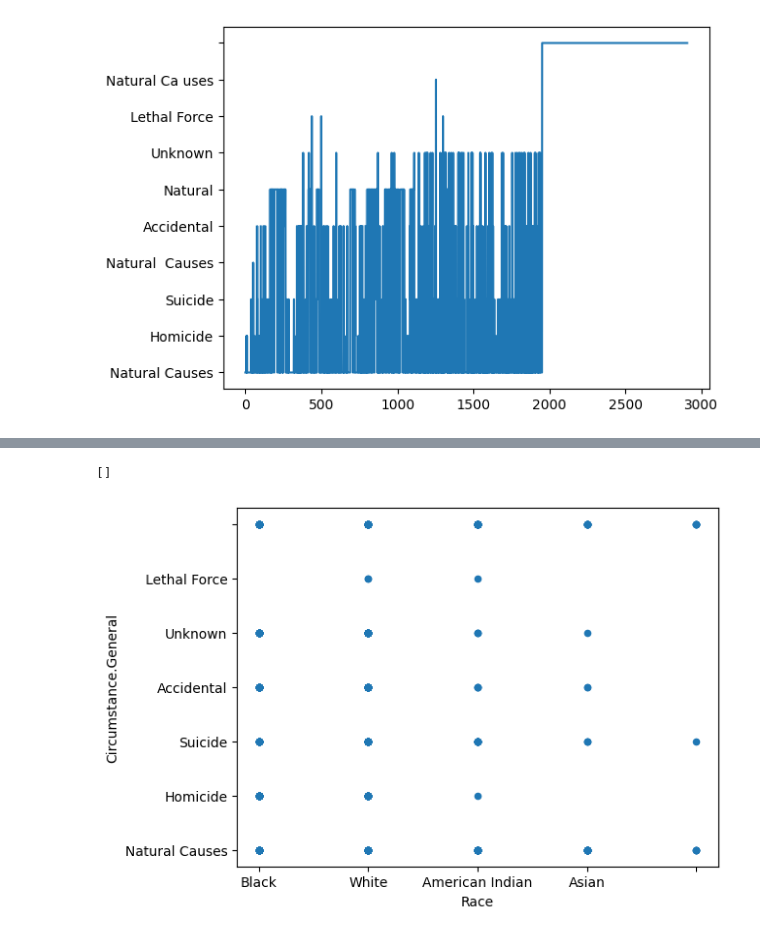
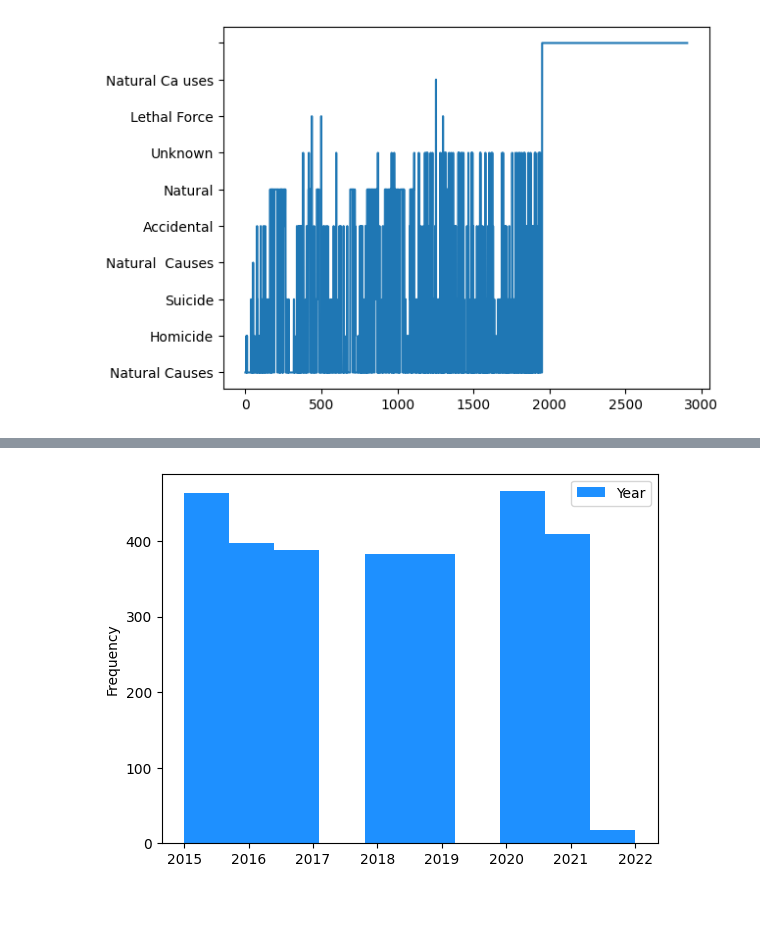
Before and after one commit to ahvblackwelltech/Mortality-in-the-Correctional-System, a Jupyter notebook: Mortality_in_the_Correctional_System.ipynb, the cells around one changed output, grey strips where cells are left out. Cells and saved outputs as stored; diff of their text form; code cells hidden in the pictures; blank space fills up the shorter version.

```diff
--- a/Mortality_in_the_Correctional_System.ipynb
+++ b/Mortality_in_the_Correctional_System.ipynb
@@ -158,6 +157,5 @@ plt.show()
-# %%
-correctional4.plot(x='Race', y='Circumstance.General', kind='scatter')
-plt.plot()
-# %% [output]
-[]
-[figure, removed]
+# %%
+correctional4.plot(kind='hist',color='dodgerblue')
+plt.show()
+# %% [output]
+[figure, added]
```
Also changed, not shown: parts of 7 cells of this notebook.
